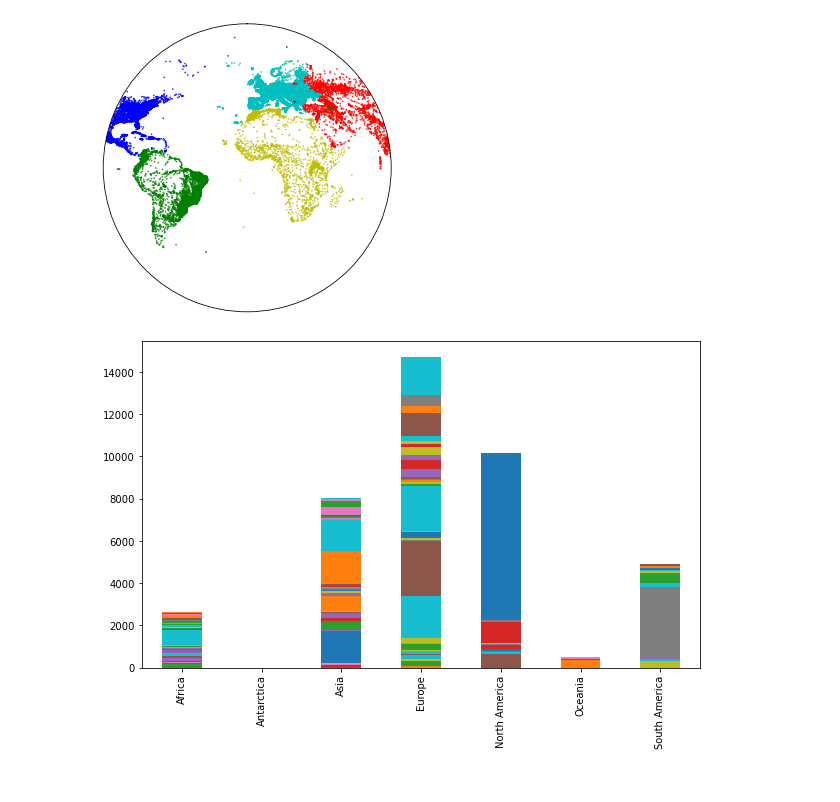
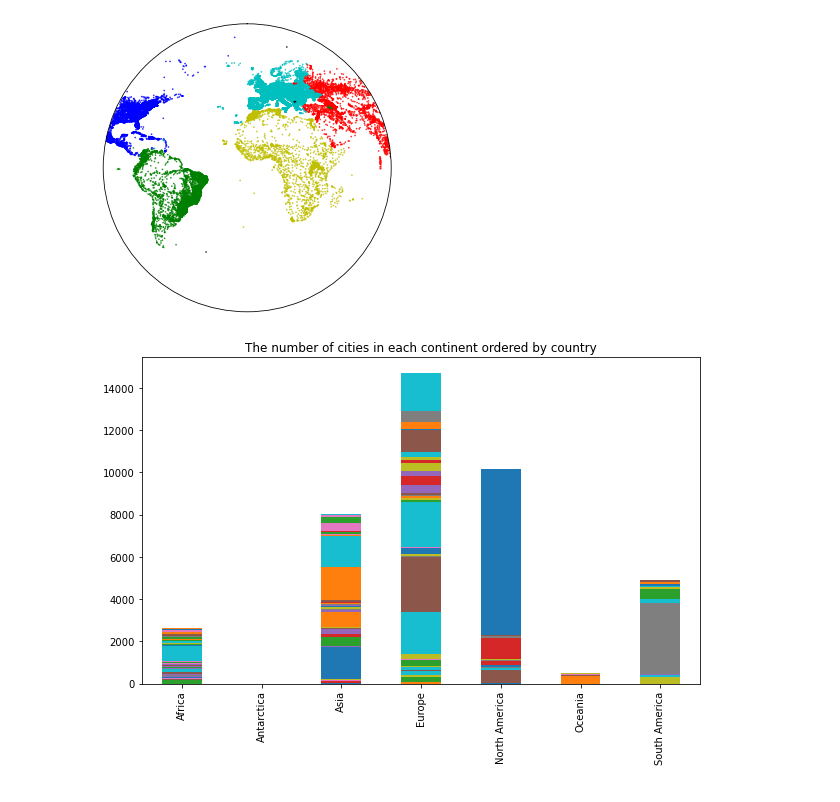
Before and after one commit to Aidan23Smith/Seeing-a-Connected-World, a Jupyter notebook: Seeing a Connected World.ipynb, the cells around one changed output. Drawn from its saved outputs; the diff is of its cells as text; code cells hidden in the pictures.

```diff
--- a/Seeing a Connected World.ipynb
+++ b/Seeing a Connected World.ipynb
@@ -786,6 +787,7 @@ for i in range(36):
 [figure]
 # %%
 everything2.groupby('Continent_Name')['country'].value_counts().unstack().plot(kind = 'bar', stacked = True, figsize=(10,6), legend=None, xlabel = ' ')
+plt.title('The number of cities in each continent ordered by country')
 plt.show()
 # %% [output]
-[figure, old version]
+[figure, new version]
```
Also changed, not shown: parts of 3 cells of this notebook, 3 other files.
